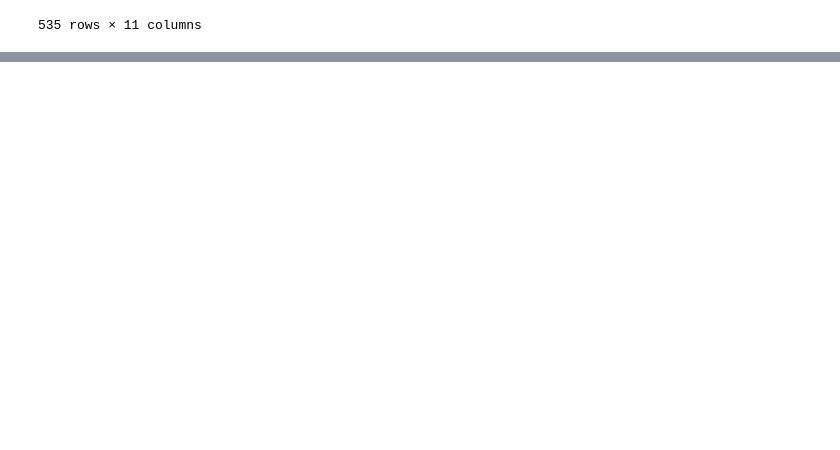
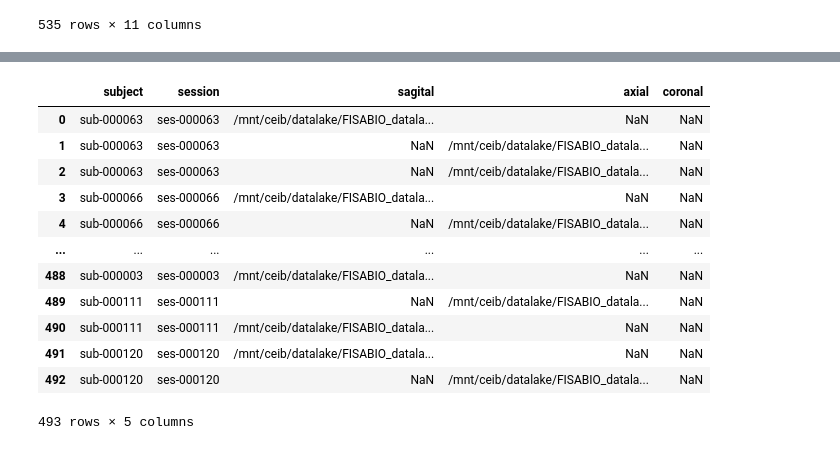
Before and after one commit to jesusalzate/Prostate_Cancer_TFM, a Jupyter notebook: Prostate_Segmentation/Predict_Prostate_nnUnet.ipynb, the cells around one changed output, grey strips where cells are left out. Cells and saved outputs as stored; diff of their text form; code cells hidden in the pictures; blank space fills up the shorter version.

```diff
--- a/Prostate_Segmentation/Predict_Prostate_nnUnet.ipynb
+++ b/Prostate_Segmentation/Predict_Prostate_nnUnet.ipynb
@@ -414,0 +549,37 @@ df_merged.to_csv("Prostate_Cancer_TFM/Files/Bounding_Boxes/Only_Bounding.csv", i
+# %%
+images_paths = t2w_df.copy().apply(lambda x: os.path.join(path, x['subject'], x['session'],'mim-mr','anat', x['image']), axis=1)
+
+# Divide into axial, coronal and sagital images
+data_list = []
+for path in images_paths.values:
+    files = {}
+
+    files['subject'] = path.split('/')[-5]
+    files['session'] = path.split('/')[-4]
+
+    image_name = path.split('/')[-1]
+    if 'sag' in image_name:
+        files['sagital'] = path
+    elif 'cor' in image_name:
+        files['coronal'] = path
+    elif 'ax' in image_name:
+        files['axial'] = path
+    data_list.append(files)
+
+t2w_df = pd.DataFrame(data_list)
+# %%
+t2w_df
+# %% [output]
+|  | subject | session | sagital | axial | coronal |
+| 0 | sub-000063 | ses-000063 | /mnt/ceib/datalake/FISABIO_datala... | NaN | NaN |
+| 1 | sub-000063 | ses-000063 | NaN | /mnt/ceib/datalake/FISABIO_datala... | NaN |
+| 2 | sub-000063 | ses-000063 | NaN | /mnt/ceib/datalake/FISABIO_datala... | NaN |
+| 3 | sub-000066 | ses-000066 | /mnt/ceib/datalake/FISABIO_datala... | NaN | NaN |
+| 4 | sub-000066 | ses-000066 | NaN | /mnt/ceib/datalake/FISABIO_datala... | NaN |
+| ... | ... | ... | ... | ... | ... |
+| 488 | sub-000003 | ses-000003 | /mnt/ceib/datalake/FISABIO_datala... | NaN | NaN |
+| 489 | sub-000111 | ses-000111 | NaN | /mnt/ceib/datalake/FISABIO_datala... | NaN |
+| 490 | sub-000111 | ses-000111 | /mnt/ceib/datalake/FISABIO_datala... | NaN | NaN |
+| 491 | sub-000120 | ses-000120 | /mnt/ceib/datalake/FISABIO_datala... | NaN | NaN |
+| 492 | sub-000120 | ses-000120 | NaN | /mnt/ceib/datalake/FISABIO_datala... | NaN |
+493 rows × 5 columns
```
Also changed, not shown: parts of 21 cells of this notebook.
